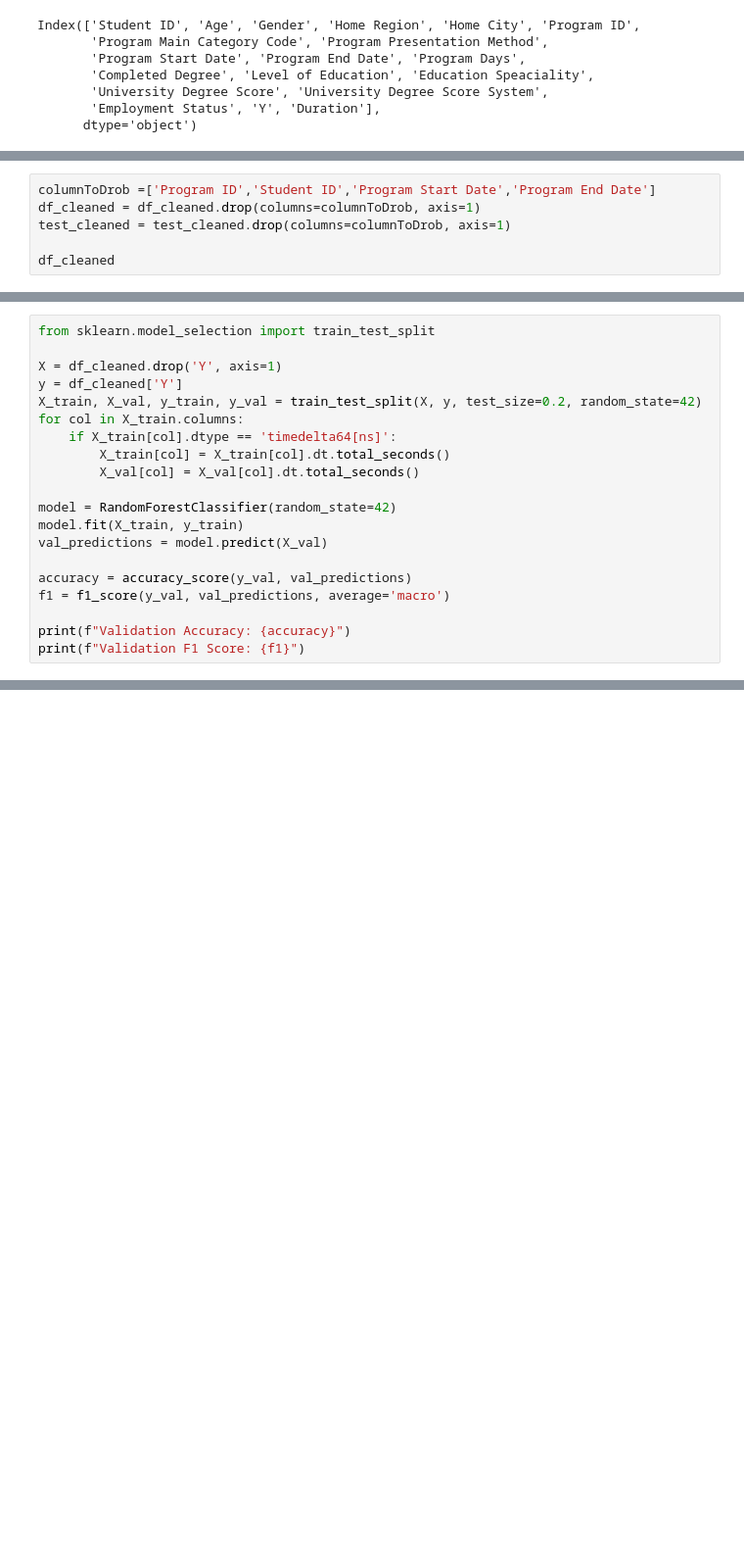
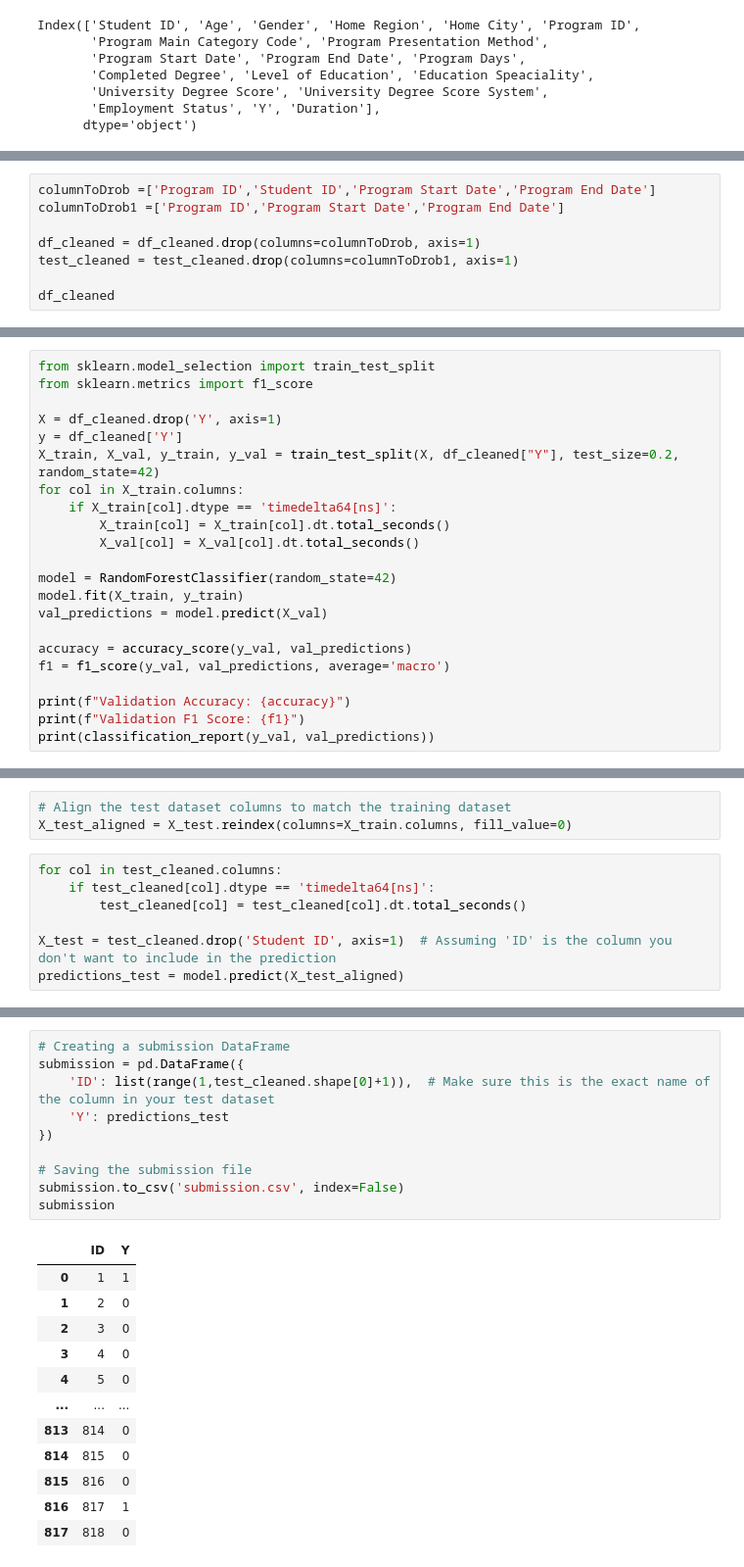
Before and after one commit to Hj-lh/TuwaiqChallenge, a Jupyter notebook: TUWAIQ_Challenge.ipynb, the cells around one changed output, grey strips where cells are left out. Shown at 98% size. Saved outputs shown, nothing was run; the diff lists cells and outputs as text; blank space fills up the shorter version.

```diff
--- a/TUWAIQ_Challenge.ipynb
+++ b/TUWAIQ_Challenge.ipynb
@@ -310,7 +305,9 @@ df_cleaned
 # %%
 columnToDrob =['Program ID','Student ID','Program Start Date','Program End Date']
+columnToDrob1 =['Program ID','Program Start Date','Program End Date']
+
 df_cleaned = df_cleaned.drop(columns=columnToDrob, axis=1)
-test_cleaned = test_cleaned.drop(columns=columnToDrob, axis=1)
+test_cleaned = test_cleaned.drop(columns=columnToDrob1, axis=1)
 
 df_cleaned
 # %% [output]
@@ -354,9 +348,10 @@ drive.mount('/content/drive')
 # %%
 from sklearn.model_selection import train_test_split
+from sklearn.metrics import f1_score
 
 X = df_cleaned.drop('Y', axis=1)
 y = df_cleaned['Y']
-X_train, X_val, y_train, y_val = train_test_split(X, y, test_size=0.2, random_state=42)
+X_train, X_val, y_train, y_val = train_test_split(X, df_cleaned["Y"], test_size=0.2, random_state=42)
 for col in X_train.columns:
     if X_train[col].dtype == 'timedelta64[ns]':
         X_train[col] = X_train[col].dt.total_seconds()
@@ -371,4 +366,5 @@ f1 = f1_score(y_val, val_predictions, average='macro')
 
 print(f"Validation Accuracy: {accuracy}")
 print(f"Validation F1 Score: {f1}")
+print(classification_report(y_val, val_predictions))
 # %% [output]
@@ -376,0 +381,10 @@ Validation F1 Score: 0.7490776112580403
+# %%
+# Align the test dataset columns to match the training dataset
+X_test_aligned = X_test.reindex(columns=X_train.columns, fill_value=0)
+# %%
+for col in test_cleaned.columns:
+    if test_cleaned[col].dtype == 'timedelta64[ns]':
+        test_cleaned[col] = test_cleaned[col].dt.total_seconds()
+
+X_test = test_cleaned.drop('Student ID', axis=1)  # Assuming 'ID' is the column you don't want to include in the prediction
+predictions_test = model.predict(X_test_aligned)
@@ -376,0 +397,23 @@ Validation F1 Score: 0.7490776112580403
+# %%
+# Creating a submission DataFrame
+submission = pd.DataFrame({
+    'ID': list(range(1,test_cleaned.shape[0]+1)),  # Make sure this is the exact name of the column in your test dataset
+    'Y': predictions_test
+})
+
+# Saving the submission file
+submission.to_csv('submission.csv', index=False)
+submission
+# %% [output]
+|  | ID | Y |
+| 0 | 1 | 1 |
+| 1 | 2 | 0 |
+| 2 | 3 | 0 |
+| 3 | 4 | 0 |
+| 4 | 5 | 0 |
+| ... | ... | ... |
+| 813 | 814 | 0 |
+| 814 | 815 | 0 |
+| 815 | 816 | 0 |
+| 816 | 817 | 1 |
+| 817 | 818 | 0 |
```
Also changed, not shown: parts of 20 cells of this notebook.
